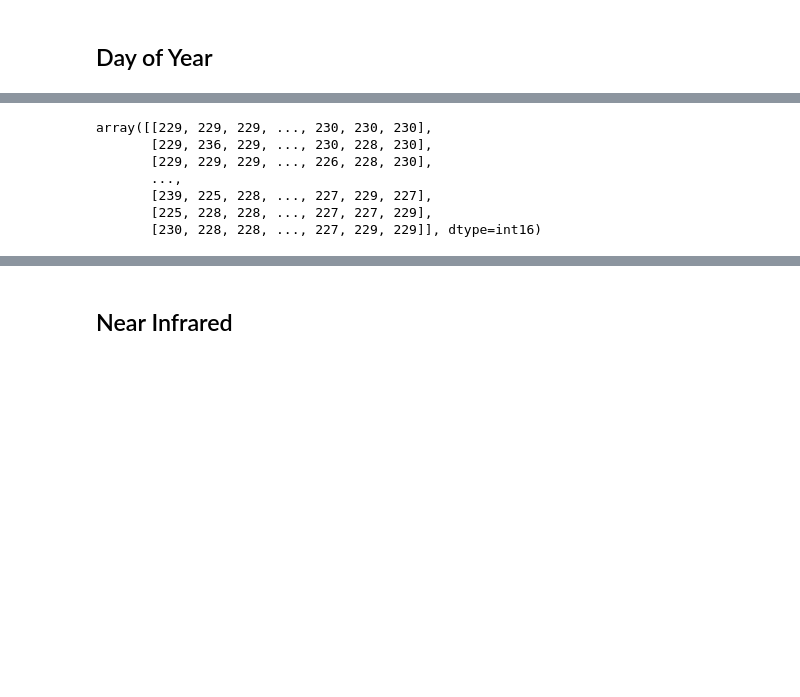
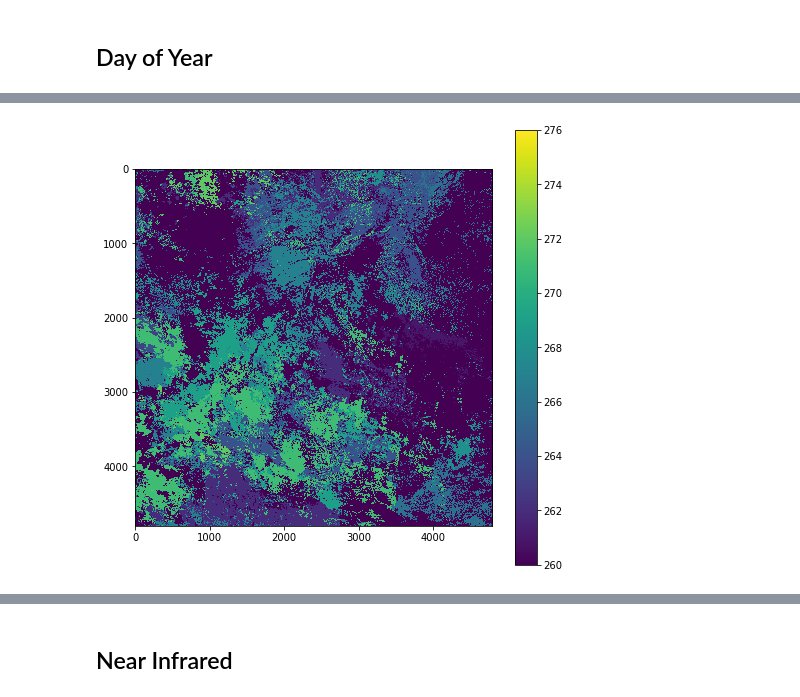
Before and after one commit to Sciguymjm/super-resolution, a Jupyter notebook: data/goes-composite.ipynb, the cells around one changed output, grey strips where cells are left out. Drawn from its saved outputs; the diff is of its cells as text; code cells hidden in the pictures; blank space fills up the shorter version.

```diff
--- a/data/goes-composite.ipynb
+++ b/data/goes-composite.ipynb
@@ -56,15 +61,11 @@ doy_layer, file_type
  'composite')
 # %%
 doy_modis = gdal.Open(doy_layer)
-doy_modis.ReadAsArray()
+plt.imshow(doy_modis.ReadAsArray())
+plt.clim(day_of_year - 16, day_of_year)
+_ = plt.colorbar()
 # %% [output]
-array([[229, 229, 229, ..., 230, 230, 230],
-       [229, 236, 229, ..., 230, 228, 230],
-       [229, 229, 229, ..., 226, 228, 230],
-       ...,
-       [239, 225, 228, ..., 227, 229, 227],
-       [225, 228, 228, ..., 227, 227, 229],
-       [230, 228, 228, ..., 227, 229, 229]], dtype=int16)
+[figure, added]
 # %%
 output = filepath.replace('.hdf', '.' + file_type + ".tif")
 gdal.Warp(output, doy_modis, dstSRS='EPSG:3857')
```
Also changed, not shown: parts of 31 cells of this notebook, 8 other files.
